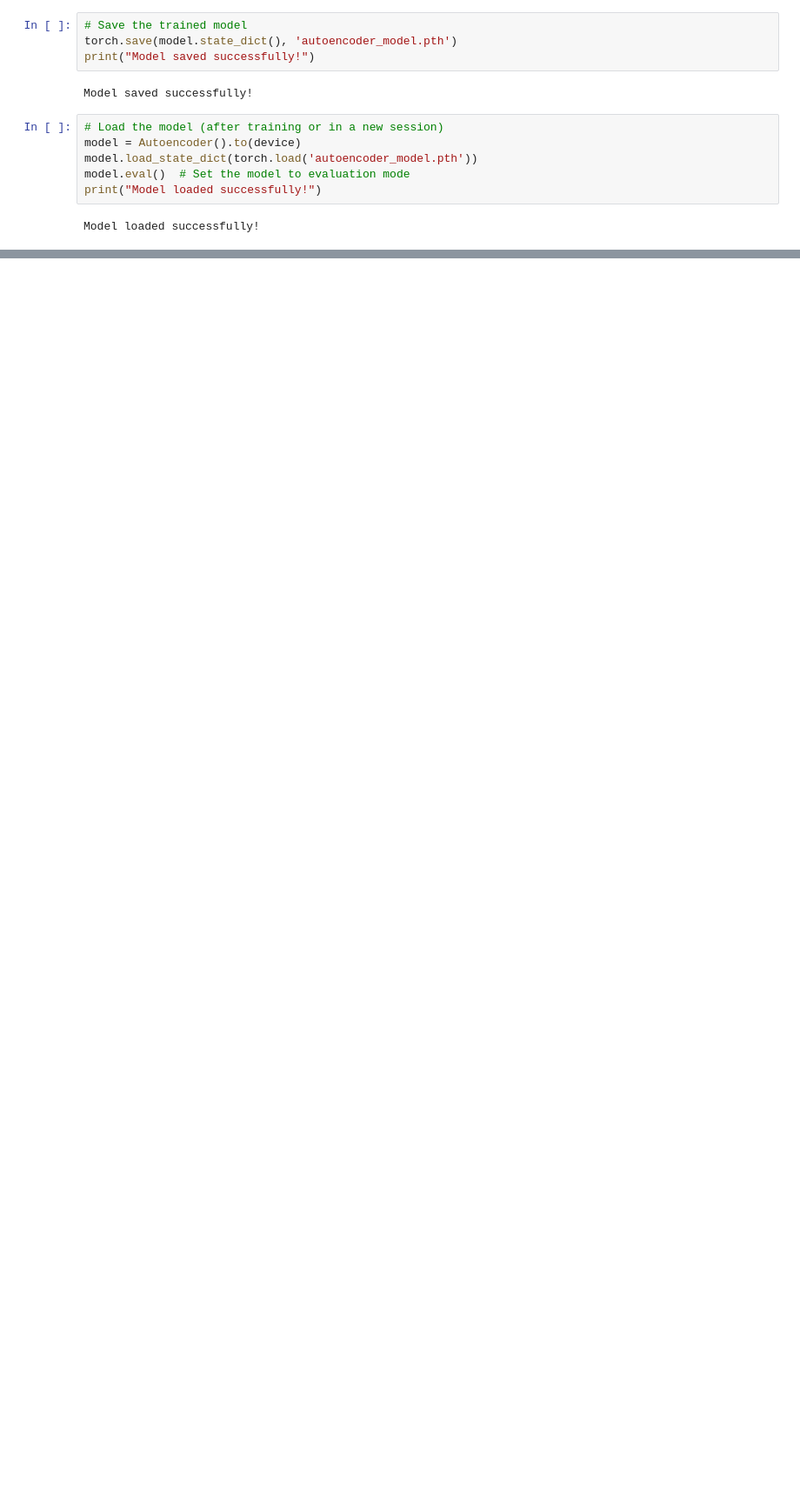
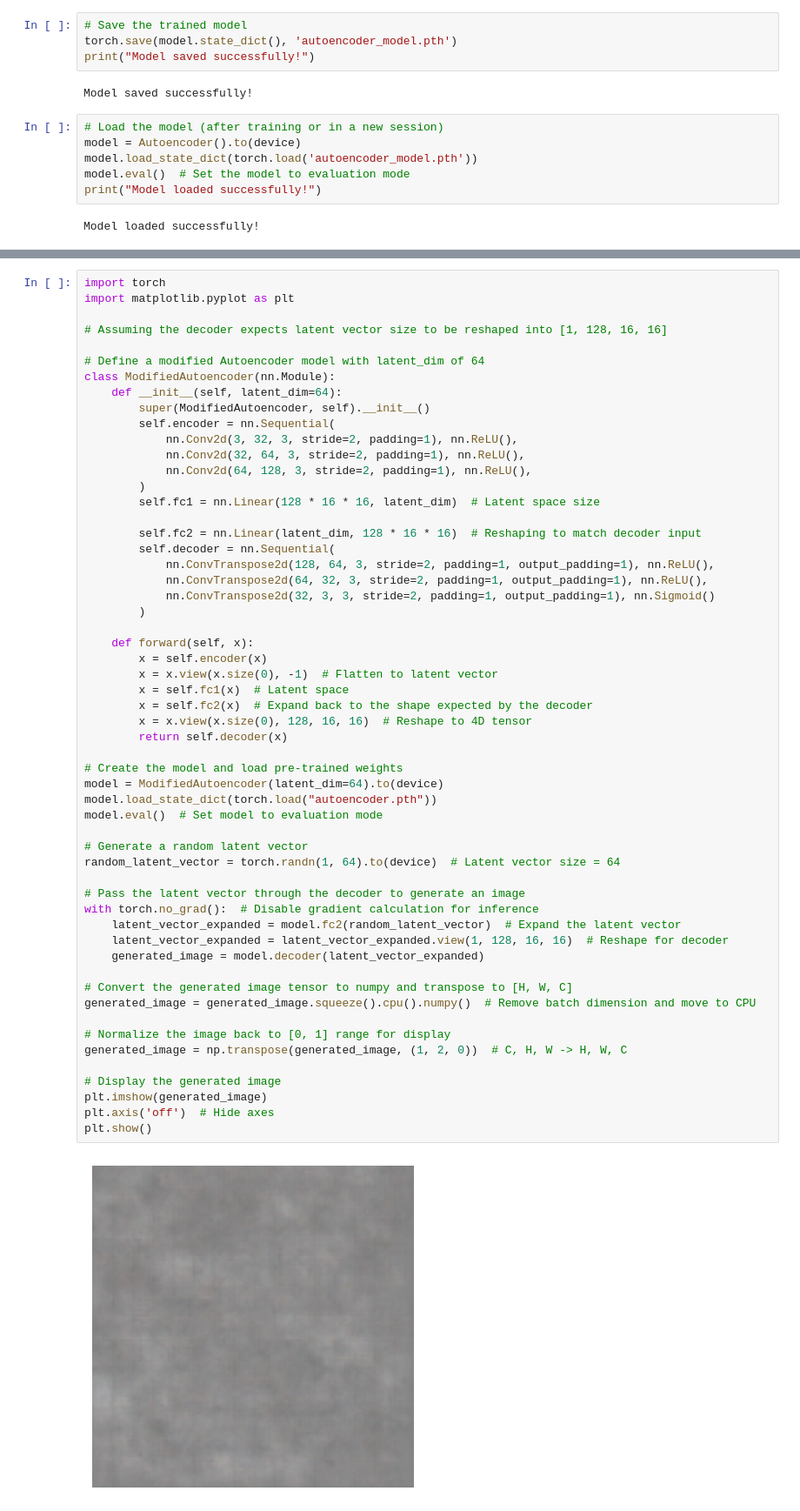
Before and after one commit to sohithvishnu/Image-Gen, a Jupyter notebook: Untitled.ipynb, the cells around one changed output, grey strips where cells are left out. Shown: that part at 87% size. Drawn from its saved outputs; the diff is of its cells as text; blank space fills up the shorter version.

```diff
--- a/Untitled.ipynb
+++ b/Untitled.ipynb
@@ -153,0 +461,58 @@ generate_image(model, 0)  # Generate an image from the first example in the data
+# %%
+import torch
+import matplotlib.pyplot as plt
+
+# Assuming the decoder expects latent vector size to be reshaped into [1, 128, 16, 16]
+
+# Define a modified Autoencoder model with latent_dim of 64
+class ModifiedAutoencoder(nn.Module):
+    def __init__(self, latent_dim=64):
+        super(ModifiedAutoencoder, self).__init__()
+        self.encoder = nn.Sequential(
+            nn.Conv2d(3, 32, 3, stride=2, padding=1), nn.ReLU(),
+            nn.Conv2d(32, 64, 3, stride=2, padding=1), nn.ReLU(),
+            nn.Conv2d(64, 128, 3, stride=2, padding=1), nn.ReLU(),
+        )
+        self.fc1 = nn.Linear(128 * 16 * 16, latent_dim)  # Latent space size
+
+        self.fc2 = nn.Linear(latent_dim, 128 * 16 * 16)  # Reshaping to match decoder input
+        self.decoder = nn.Sequential(
+            nn.ConvTranspose2d(128, 64, 3, stride=2, padding=1, output_padding=1), nn.ReLU(),
+            nn.ConvTranspose2d(64, 32, 3, stride=2, padding=1, output_padding=1), nn.ReLU(),
+            nn.ConvTranspose2d(32, 3, 3, stride=2, padding=1, output_padding=1), nn.Sigmoid()
+        )
+
+    def forward(self, x):
+        x = self.encoder(x)
+        x = x.view(x.size(0), -1)  # Flatten to latent vector
+        x = self.fc1(x)  # Latent space
+        x = self.fc2(x)  # Expand back to the shape expected by the decoder
+        x = x.view(x.size(0), 128, 16, 16)  # Reshape to 4D tensor
+        return self.decoder(x)
+
+# Create the model and load pre-trained weights
+model = ModifiedAutoencoder(latent_dim=64).to(device)
+model.load_state_dict(torch.load("autoencoder.pth"))
+model.eval()  # Set model to evaluation mode
+
+# Generate a random latent vector
+random_latent_vector = torch.randn(1, 64).to(device)  # Latent vector size = 64
+
+# Pass the latent vector through the decoder to generate an image
+with torch.no_grad():  # Disable gradient calculation for inference
+    latent_vector_expanded = model.fc2(random_latent_vector)  # Expand the latent vector
+    latent_vector_expanded = latent_vector_expanded.view(1, 128, 16, 16)  # Reshape for decoder
+    generated_image = model.decoder(latent_vector_expanded)
+
+# Convert the generated image tensor to numpy and transpose to [H, W, C]
+generated_image = generated_image.squeeze().cpu().numpy()  # Remove batch dimension and move to CPU
+
+# Normalize the image back to [0, 1] range for display
+generated_image = np.transpose(generated_image, (1, 2, 0))  # C, H, W -> H, W, C
+
+# Display the generated image
+plt.imshow(generated_image)
+plt.axis('off')  # Hide axes
+plt.show()
+# %% [output]
+[figure, added]
```
Also changed, not shown: parts of 13 cells of this notebook, 15 other files.
